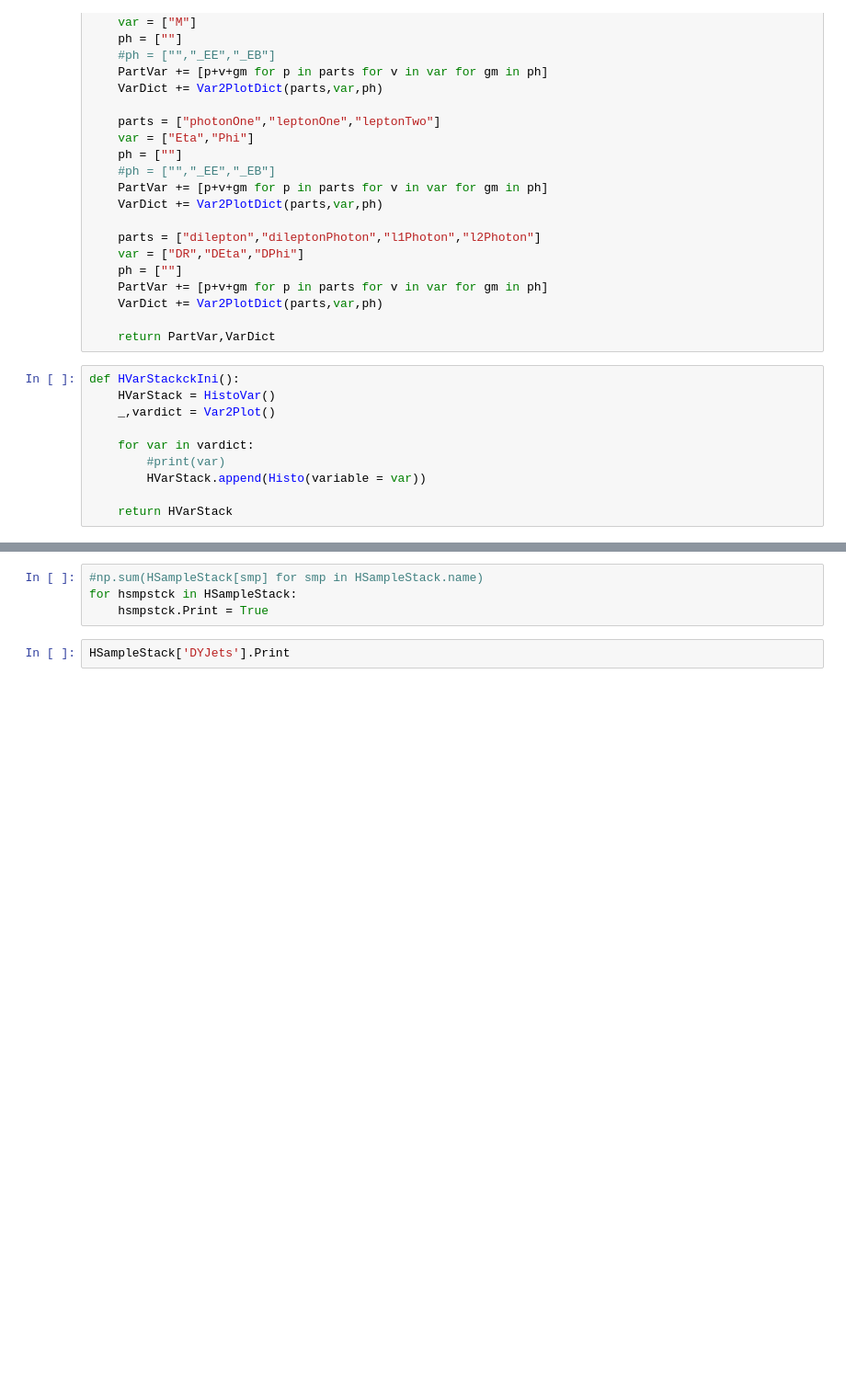
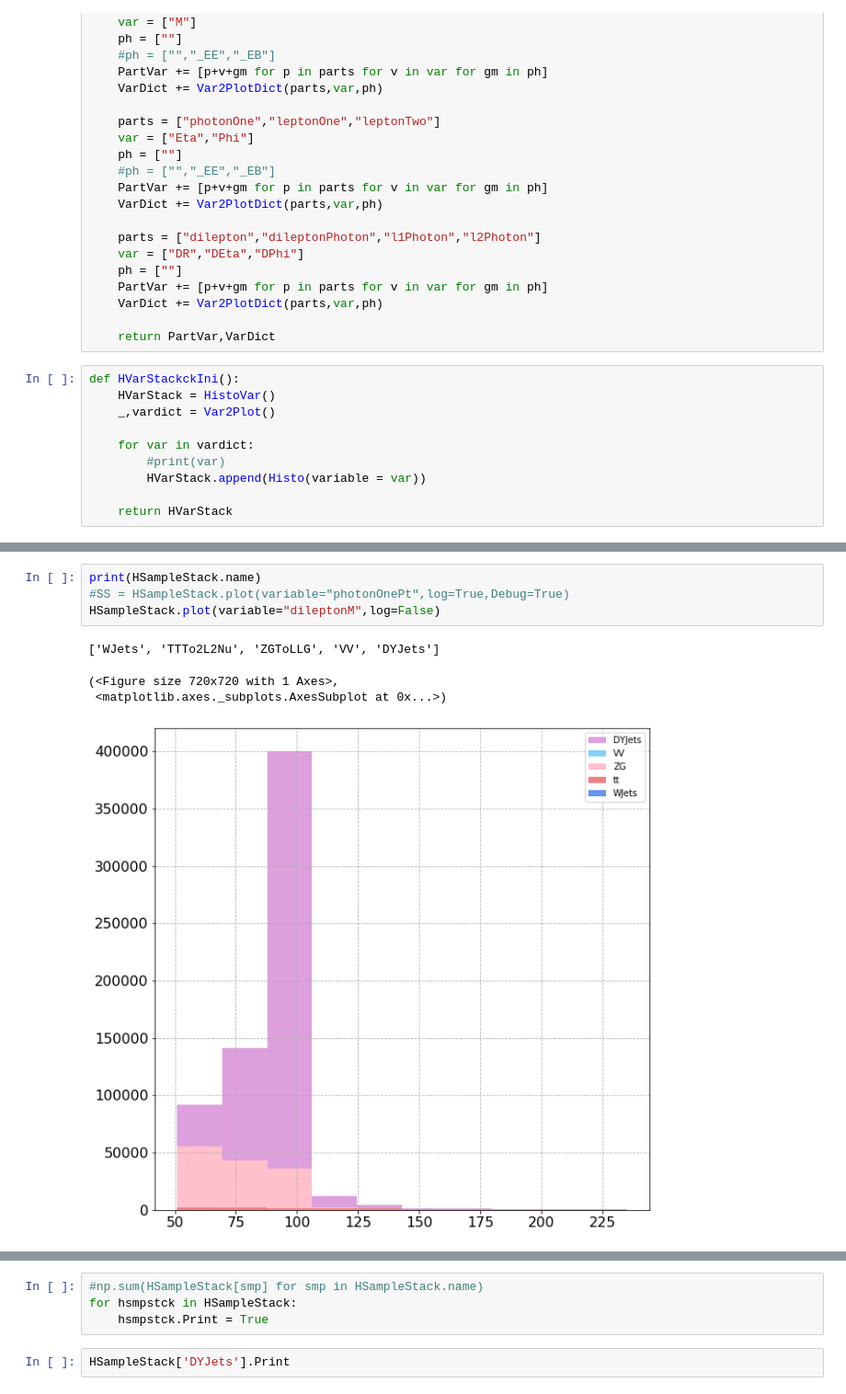
Before and after one commit to jycordero/SMP_ZGamma, a Jupyter notebook: src/EventWise.ipynb, the cells around one changed output, grey strips where cells are left out. Shown at 92% size. Saved outputs shown, nothing was run; the diff lists cells and outputs as text; blank space fills up the shorter version.

```diff
--- a/src/EventWise.ipynb
+++ b/src/EventWise.ipynb
@@ -165,0 +172,9 @@ HSampleStack.name
+# %%
+print(HSampleStack.name)
+#SS = HSampleStack.plot(variable="photonOnePt",log=True,Debug=True)
+HSampleStack.plot(variable="dileptonM",log=False)
+# %% [output]
+['WJets', 'TTTo2L2Nu', 'ZGToLLG', 'VV', 'DYJets']
+(<Figure size 720x720 with 1 Axes>,
+ <matplotlib.axes._subplots.AxesSubplot at 0x...>)
+[figure, added]
```
Also changed, not shown: parts of 21 cells of this notebook, 35 other files.
